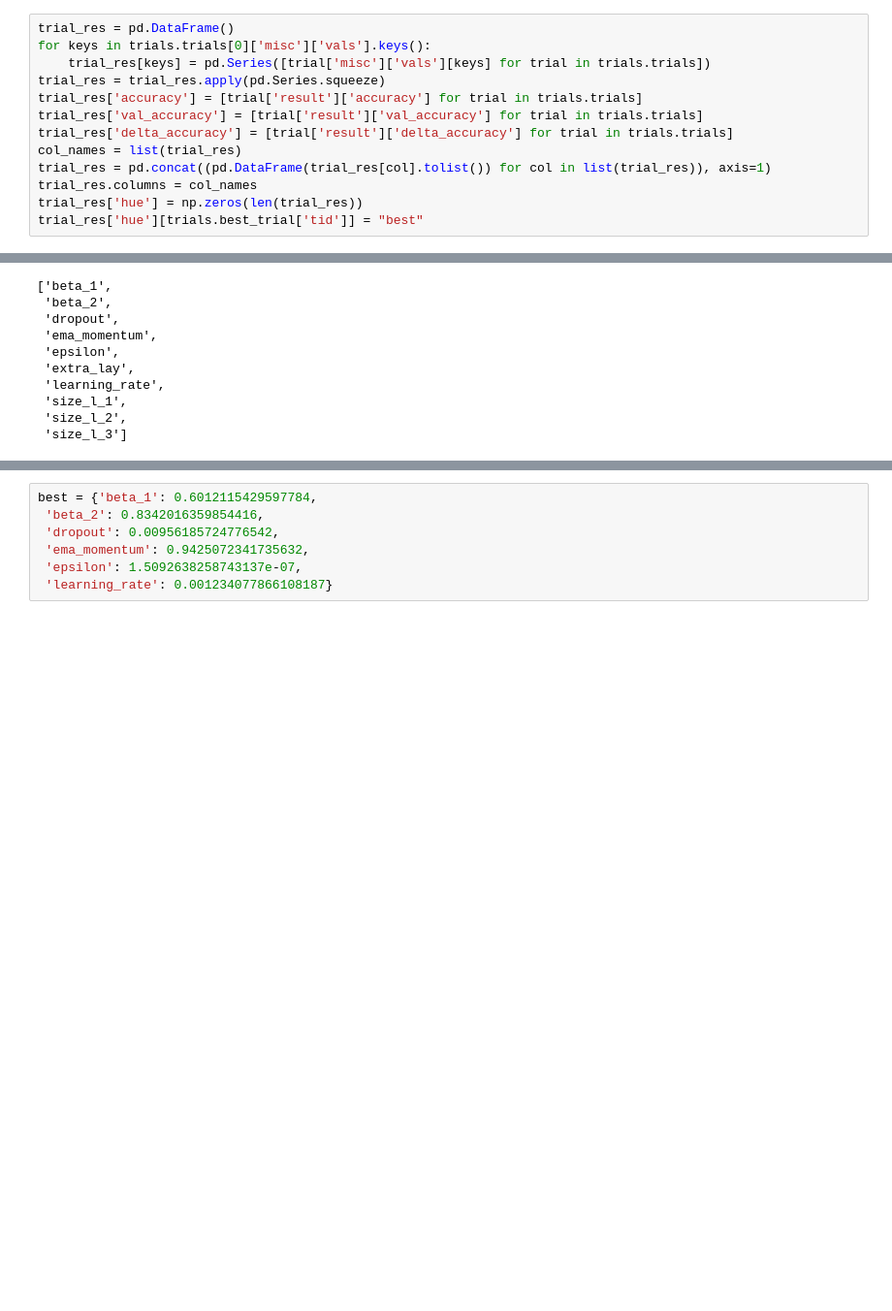
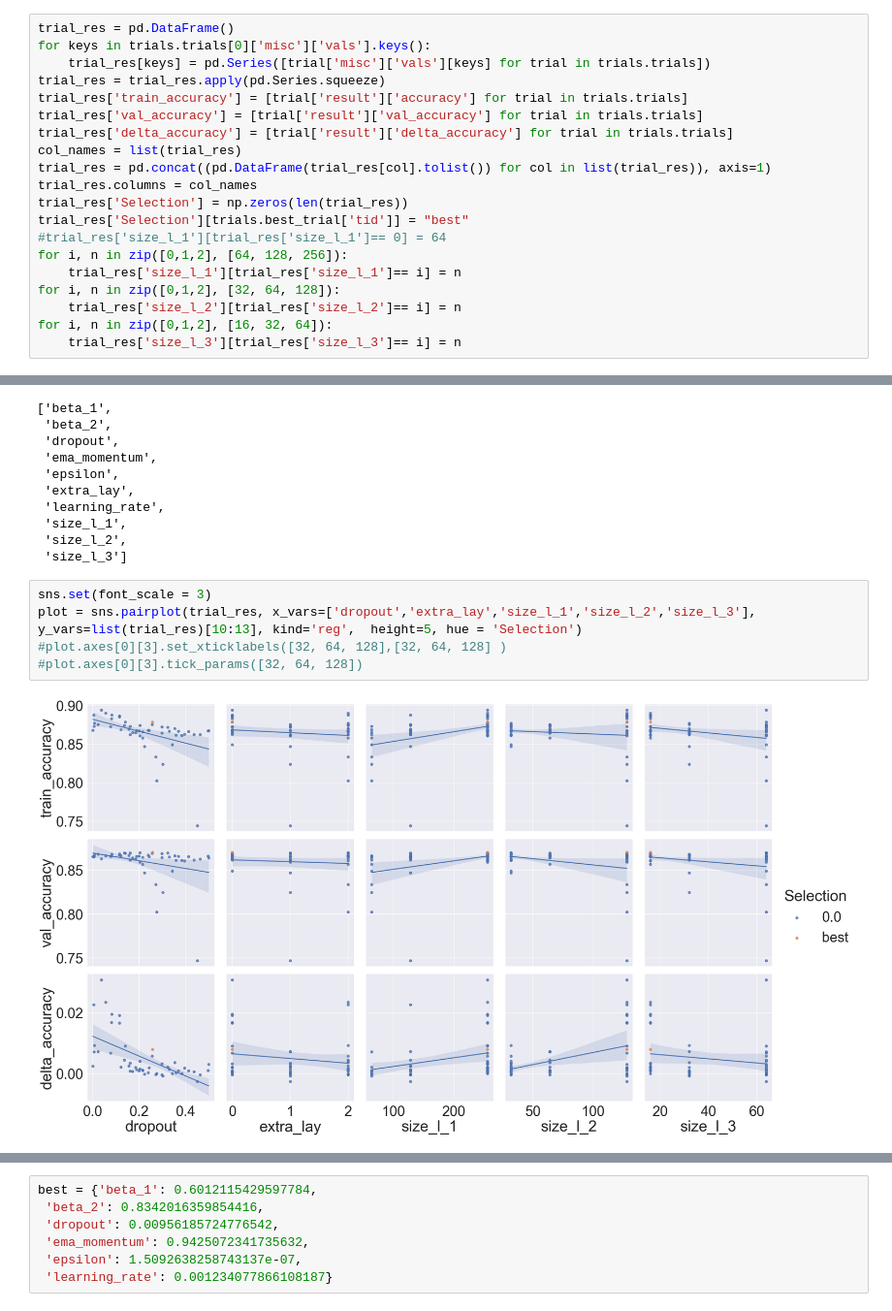
Before and after one commit to NiklasD/ML_Seminar, a Jupyter notebook: notebooks2/26-07-NN_optimization_full_scale.ipynb, the cells around one changed output, grey strips where cells are left out. Shown at 97% size. Cells and saved outputs as stored; diff of their text form; blank space fills up the shorter version.

```diff
--- a/notebooks2/26-07-NN_optimization_full_scale.ipynb
+++ b/notebooks2/26-07-NN_optimization_full_scale.ipynb
@@ -189,14 +190,21 @@ trial_res = pd.DataFrame()
 for keys in trials.trials[0]['misc']['vals'].keys():
     trial_res[keys] = pd.Series([trial['misc']['vals'][keys] for trial in trials.trials])
 trial_res = trial_res.apply(pd.Series.squeeze)
-trial_res['accuracy'] = [trial['result']['accuracy'] for trial in trials.trials]
+trial_res['train_accuracy'] = [trial['result']['accuracy'] for trial in trials.trials]
 trial_res['val_accuracy'] = [trial['result']['val_accuracy'] for trial in trials.trials]
 trial_res['delta_accuracy'] = [trial['result']['delta_accuracy'] for trial in trials.trials]
 col_names = list(trial_res)
 trial_res = pd.concat((pd.DataFrame(trial_res[col].tolist()) for col in list(trial_res)), axis=1)
 trial_res.columns = col_names
-trial_res['hue'] = np.zeros(len(trial_res))
-trial_res['hue'][trials.best_trial['tid']] = "best"
+trial_res['Selection'] = np.zeros(len(trial_res))
+trial_res['Selection'][trials.best_trial['tid']] = "best"
+#trial_res['size_l_1'][trial_res['size_l_1']== 0] = 64
+for i, n in zip([0,1,2], [64, 128, 256]):
+    trial_res['size_l_1'][trial_res['size_l_1']== i] = n
+for i, n in zip([0,1,2], [32, 64, 128]):
+    trial_res['size_l_2'][trial_res['size_l_2']== i] = n
+for i, n in zip([0,1,2], [16, 32, 64]):
+    trial_res['size_l_3'][trial_res['size_l_3']== i] = n
 # %% [output]
 A value is trying to be set on a copy of a slice from a DataFrame
 
@@ -215,4 +236,11 @@ list(trial_res)[0:10]
  'size_l_1',
  'size_l_2',
  'size_l_3']
+# %%
+sns.set(font_scale = 3)
+plot = sns.pairplot(trial_res, x_vars=['dropout','extra_lay','size_l_1','size_l_2','size_l_3'], y_vars=list(trial_res)[10:13], kind='reg',  height=5, hue = 'Selection')
+#plot.axes[0][3].set_xticklabels([32, 64, 128],[32, 64, 128] )
+#plot.axes[0][3].tick_params([32, 64, 128])
+# %% [output]
+[figure, added]
 # %%
```
Also changed, not shown: parts of 54 cells of this notebook, 9 other files.
